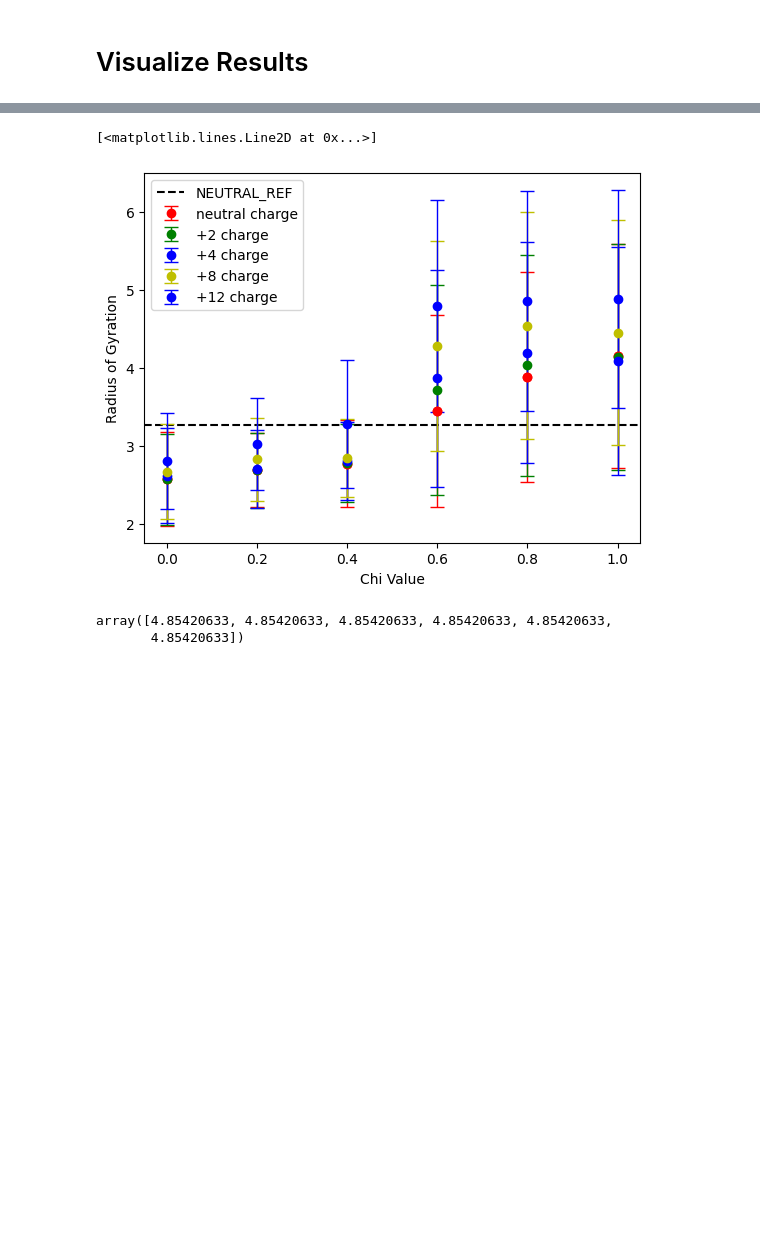
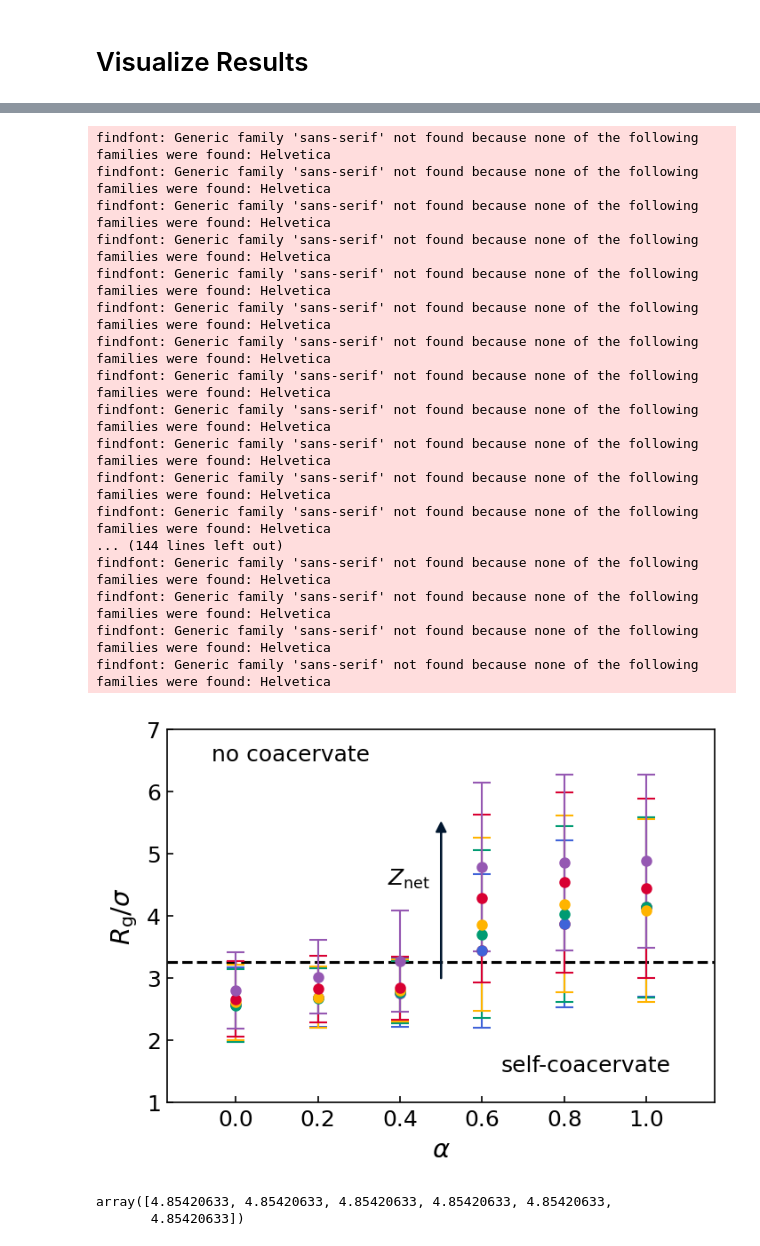
Before and after one commit to kelseyfu/Polyampholyte-SURF, a Jupyter notebook: analysis/gyr.ipynb, the cells around one changed output, grey strips where cells are left out. Cells and saved outputs as stored; diff of their text form; code cells hidden in the pictures; blank space fills up the shorter version.

```diff
--- a/analysis/gyr.ipynb
+++ b/analysis/gyr.ipynb
@@ -69,57 +231,80 @@ plt.clf()
 for i in range(len(sequ)):
     tag1 = 'poly_sequ_' + sequ[i] + '_nchain_1_temp_1'
     if tag1:
-        data = np.loadtxt('../data/' + tag1 + '/gyr.txt')
+        data = np.loadtxt('../data/archive/' + tag1 + '/gyr.txt')
         gyr[i] = np.mean(data)
         err_gyr[i] = np.std(data) * 1.96
 
     tag2 = 'poly_sequ_' + sequ[i] + '_+2_nchain_1_temp_1'
     if tag2:
-        data = np.loadtxt('../data/' + tag2 + '/gyr.txt')
+        data = np.loadtxt('../data/archive/' + tag2 + '/gyr.txt')
         gyr2[i] = np.mean(data)
         err_gyr2[i] = np.std(data) * 1.96
 
     tag3 = 'poly_sequ_' + sequ[i] + '_+4_nchain_1_temp_1'
     if tag3:
-        data = np.loadtxt('../data/' + tag3 + '/gyr.txt')
+        data = np.loadtxt('../data/archive/' + tag3 + '/gyr.txt')
         gyr3[i] = np.mean(data)
         err_gyr3[i] = np.std(data) * 1.96
     tag4 = 'poly_sequ_' + sequ[i] + '_+8_nchain_1_temp_1'
     if tag4:
-        data = np.loadtxt('../data/' + tag4 + '/gyr.txt')
+        data = np.loadtxt('../data/archive/' + tag4 + '/gyr.txt')
         gyr4[i] = np.mean(data)
         err_gyr4[i] = np.std(data) * 1.96
     tag5 = 'poly_sequ_' + sequ[i] + '_+12_nchain_1_temp_1'
     if tag5:
-        data = np.loadtxt('../data/' + tag5 + '/gyr.txt')
+        data = np.loadtxt('../data/archive/' + tag5 + '/gyr.txt')
         gyr5[i] = np.mean(data)
         err_gyr5[i] = np.std(data) * 1.96
 
 # Load and plot the NEUTRAL_REF data
 neutral_tag = 'poly_sequ_NEUTRAL_REF_nchain_1_temp_1'
-neutral_data = np.loadtxt('../data/' + neutral_tag + '/gyr.txt')
+neutral_data = np.loadtxt('../data/archive/' + neutral_tag + '/gyr.txt')
 neutral_gyr = np.mean(neutral_data)
 
 # Plot a horizontal line for the NEUTRAL_REF data
 plt.axhline(neutral_gyr, color='k', linestyle='--', label='NEUTRAL_REF')
 
 # Plot the data with error bars
-plt.errorbar(chi, gyr, yerr=err_gyr, fmt='ro', ecolor='r', elinewidth=1, capsize=5, label='neutral charge')
-plt.errorbar(chi, gyr2, yerr=err_gyr2, fmt='go', ecolor='g', elinewidth=1, capsize=5, label='+2 charge')
-plt.errorbar(chi, gyr3, yerr=err_gyr3, fmt='bo', ecolor='b', elinewidth=1, capsize=5, label='+4 charge')
-plt.errorbar(chi, gyr4, yerr=err_gyr4, fmt='yo', ecolor='y', elinewidth=1, capsize=5, label='+8 charge')
-plt.errorbar(chi, gyr5, yerr=err_gyr5, fmt='ko', ecolor='k', elinewidth=1, capsize=5, label='+12 charge')
+plt.errorbar(chi, gyr, yerr=err_gyr, linestyle='', marker='o', color='C0', ecolor='C0', elinewidth=1, capsize=5, label='neutral charge')
+plt.errorbar(chi, gyr2, yerr=err_gyr2, linestyle='', marker='o', color='C1', ecolor='C1', elinewidth=1, capsize=5, label='+2 charge')
+plt.errorbar(chi, gyr3, yerr=err_gyr3, linestyle='', marker='o', color='C2', ecolor='C2', elinewidth=1, capsize=5, label='+4 charge')
+plt.errorbar(chi, gyr4, yerr=err_gyr4, linestyle='', marker='o', color='C3', ecolor='C3', elinewidth=1, capsize=5, label='+8 charge')
+plt.errorbar(chi, gyr5, yerr=err_gyr5, linestyle='', marker='o', color='C4', ecolor='C4', elinewidth=1, capsize=5, label='+12 charge')
 
+plt.text(1.06,1.5,'self-coacervate',ha='right')
+plt.text(-0.06,6.5,'no coacervate',ha='left')
+plt.annotate('',xy=(0.5,5.5), xytext=(0.5,3),arrowprops={'headwidth':5, 'headlength':5, 'width': 0.2, 'color':'#01172F'})
+plt.text(0.37,4.5,r'$Z_\mathrm{net}$',ha='left')
 
-
-plt.xlabel('Chi Value')
-plt.ylabel('Radius of Gyration')
-plt.legend()
+plt.xlabel(r'$\alpha$')
+plt.ylabel(r'$R_\mathrm{g} / \sigma$')
+# plt.legend()
+plt.xlim(-1/6,1+1/6)
+plt.ylim(1,7)
 plt.plot(chi,gyr,'ro')
 # plt.plot(x,y,'--r')
+plt.savefig('Rg_plot.png')
+plt.savefig('Rg_plot.pdf')
 # %% [output]
-[<matplotlib.lines.Line2D at 0x...>]
+findfont: Generic family 'sans-serif' not found because none of the following families were found: Helvetica
+findfont: Generic family 'sans-serif' not found because none of the following families were found: Helvetica
+findfont: Generic family 'sans-serif' not found because none of the following families were found: Helvetica
+findfont: Generic family 'sans-serif' not found because none of the following families were found: Helvetica
+findfont: Generic family 'sans-serif' not found because none of the following families were found: Helvetica
+findfont: Generic family 'sans-serif' not found because none of the following families were found: Helvetica
+findfont: Generic family 'sans-serif' not found because none of the following families were found: Helvetica
+findfont: Generic family 'sans-serif' not found because none of the following families were found: Helvetica
+findfont: Generic family 'sans-serif' not found because none of the following families were found: Helvetica
+findfont: Generic family 'sans-serif' not found because none of the following families were found: Helvetica
+findfont: Generic family 'sans-serif' not found because none of the following families were found: Helvetica
+findfont: Generic family 'sans-serif' not found because none of the following families were found: Helvetica
+... (144 lines left out)
+findfont: Generic family 'sans-serif' not found because none of the following families were found: Helvetica
+findfont: Generic family 'sans-serif' not found because none of the following families were found: Helvetica
+findfont: Generic family 'sans-serif' not found because none of the following families were found: Helvetica
+findfont: Generic family 'sans-serif' not found because none of the following families were found: Helvetica
-[figure, old version]
+[figure, new version]
 # %%
 gyr
 # %% [output]
```
Also changed, not shown: parts of 4 cells of this notebook, 9 other files.
